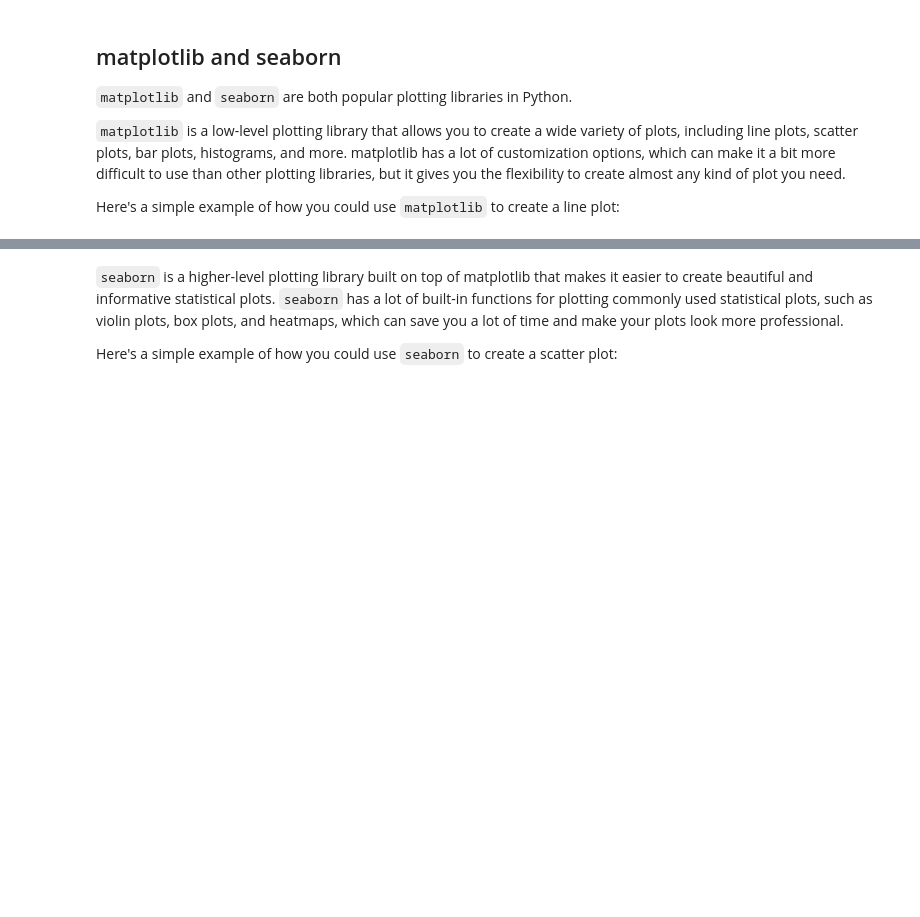
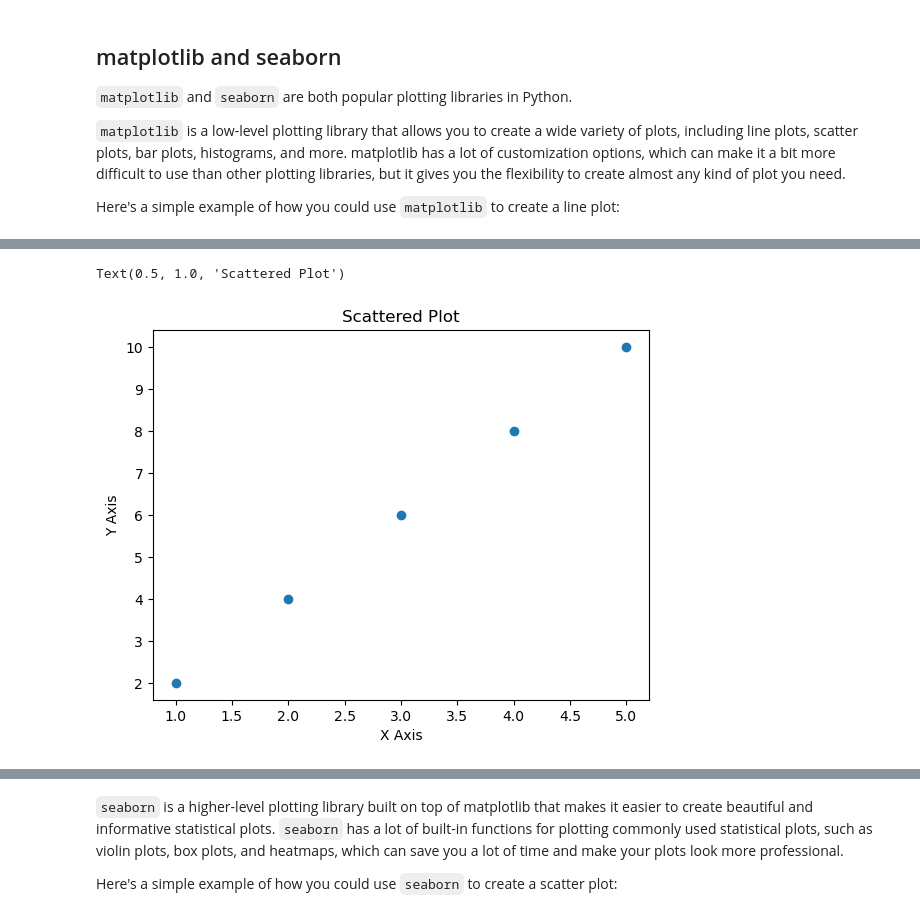
Before and after one commit to lsmin0152/cheb301, a Jupyter notebook: notebooks/CHEB301_F25_01_plotting.ipynb, the cells around one changed output, grey strips where cells are left out. Saved outputs shown, nothing was run; the diff lists cells and outputs as text; code cells hidden in the pictures; blank space fills up the shorter version.

```diff
--- a/notebooks/CHEB301_F25_01_plotting.ipynb
+++ b/notebooks/CHEB301_F25_01_plotting.ipynb
@@ -40,0 +45,9 @@ plt.title("Line Plot")
+# %%
+
+plt.plot(x, y, 'o')
+plt.xlabel("X Axis")
+plt.ylabel("Y Axis")
+plt.title("Scattered Plot")
+# %% [output]
+Text(0.5, 1.0, 'Scattered Plot')
+[figure, added]
```
Also changed, not shown: parts of 15 cells of this notebook.
